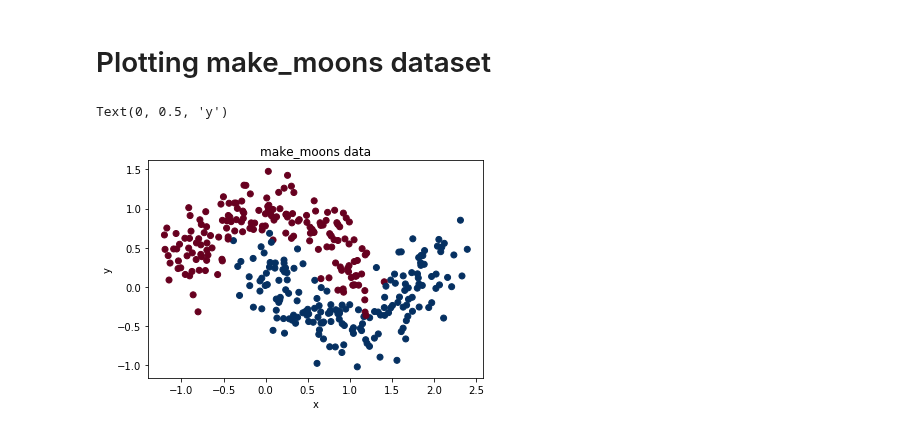
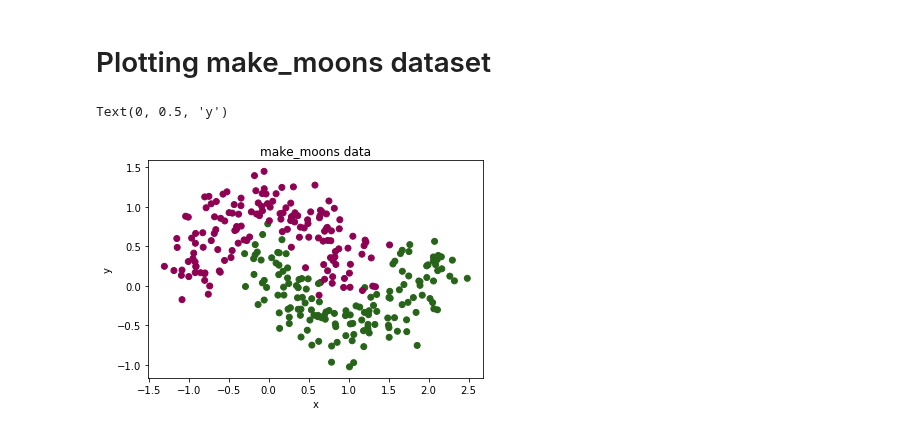
Before and after one commit to marcemq/dl-examples, a Jupyter notebook: PlotMakeMoons.ipynb, the cells around one changed output. Cells and saved outputs as stored; diff of their text form; code cells hidden in the pictures.

Commit message:
Added color map in PlotMakeMoons.ipynb file.

```diff
--- a/PlotMakeMoons.ipynb
+++ b/PlotMakeMoons.ipynb
@@ -3,18 +3,18 @@
 # %%
 # Package imports
 import matplotlib.pyplot as plt
 import numpy as np
 import sklearn.datasets
 
 # Generate a make_moon dataset and plot it
 np.random.seed(22)
-X, y = sklearn.datasets.make_moons(350, noise=0.2)
-plt.scatter(X[:,0], X[:,1], c=y, cmap=plt.cm.RdBu)
+X, y = sklearn.datasets.make_moons(300, noise=0.2)
+plt.scatter(X[:,0], X[:,1], c=y, cmap=plt.cm.PiYG)
 
 # Add title and axis names
 plt.title('make_moons data')
 plt.xlabel('x')
 plt.ylabel('y')
 # %% [output]
 Text(0, 0.5, 'y')
-[figure, old version]
+[figure, new version]
```
